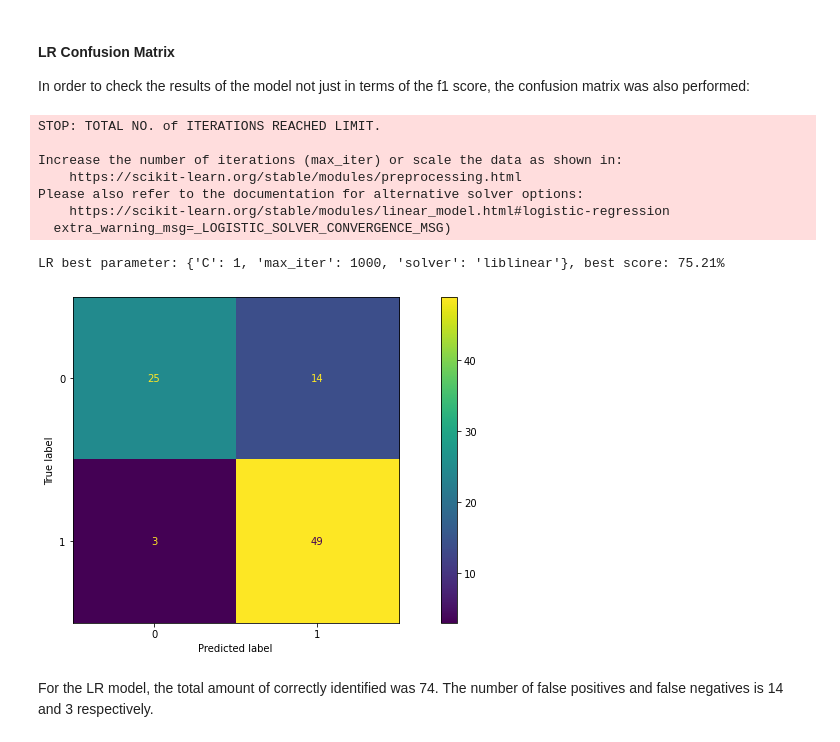
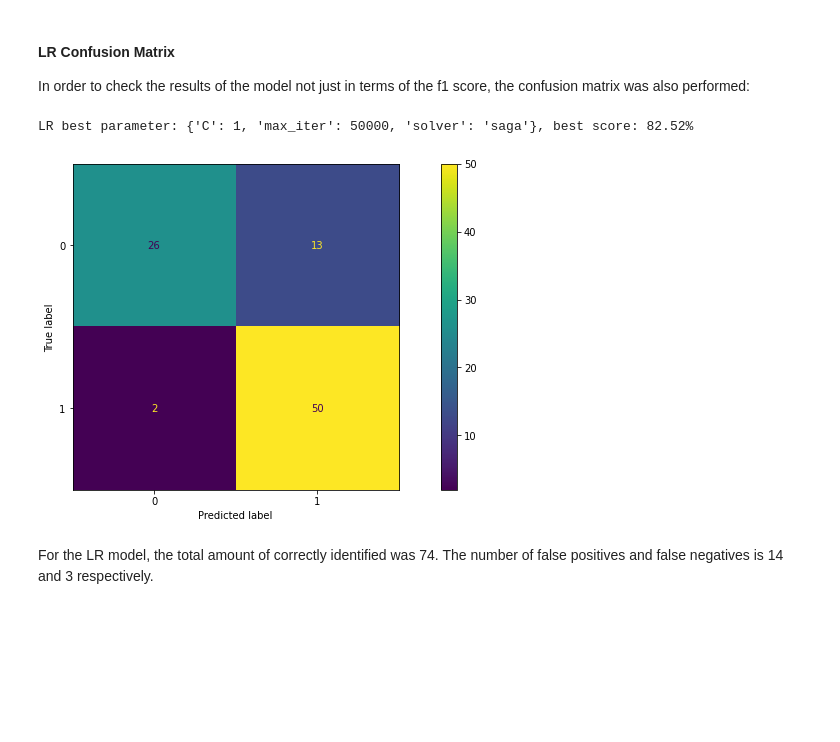
Before and after one commit to kevinmgamboa/heart_disease_prediction_app, a Jupyter notebook: model_train.ipynb, the cells around one changed output. Cells and saved outputs as stored; diff of their text form; code cells hidden in the pictures; blank space fills up the shorter version.

```diff
--- a/model_train.ipynb
+++ b/model_train.ipynb
@@ -157,6 +158,8 @@ For preparing the dataset I simply split the samples into the classic 70-30% tra
 x_in, y_out = dataset.iloc[:,:-1], dataset.iloc[:,-1]
 # separating training and validation
 x_train, x_val, y_train, y_val = train_test_split(x_in, y_out, test_size=0.30, random_state=50)
+# converting into arrays
+x_train, x_val, y_train, y_val = x_train.values, x_val.values, y_train.values, y_val.values
 print('Input dimension = ', x_train.shape, '\nNo. examples for validation = ', len(y_val))
 # %% [output]
 Input dimension =  (212, 13)
@@ -350,17 +294,10 @@ In order to check the results of the model not just in terms of the f1 score, th
 # %%
-# Estimating best hyperparameter through gridsearch, using all the data available
-KNN_best = GridSearchCV(estimator=KNN_model, param_grid=KNN_parameters, cv=inner_cv_parameters)
-KNN_best.fit(x_in, y_out)
-
-# Creating model with best parameters and training with train data
-KNN_final = KNeighborsClassifier(**KNN_best.best_params_)
-KNN_final.fit(x_train, y_train)
-
 # Finding and storing model performance & confusion matrix results
-tn, fp, fn, tp = skl.metrics.confusion_matrix(y_val, KNN_final.predict(x_val)).ravel()
-summary_model_performance['KNN'] = {'mscore': KNN_cv_outer_block.mean(), 'tcorrect': tn+tp, 'fpositives': fp, 'fnegatives': fn}
+tn, fp, fn, tp = skl.metrics.confusion_matrix(y_val, KNN_valpre).ravel()
+summary_model_performance['KNN'] = {'tr_score': KNN_best.best_score_, 'f1_score': np.round(np.mean(KNN_scores[2]), decimals=4),
+                                   'tcorrect': tn+tp, 'fpositives': fp, 'fnegatives': fn}
 
 # Getting confusion matrix on validation data
-skl.metrics.plot_confusion_matrix(KNN_final, x_val, y_val)
+skl.metrics.plot_confusion_matrix(KNN_best, x_val, y_val)
 print('KNN best parameter: %s, best score: %.2f%% '%(KNN_best.best_params_, 100*KNN_best.best_score_))
 # %% [output]
@@ -430,32 +323,26 @@ ValueError: This solver needs samples of at least 2 classes in the data, but the
 # %% [markdown]
 #### LR Confusion Matrix
 In order to check the results of the model not just in terms of the f1 score, the confusion matrix was also performed:
+# %%
+# Estimating best hyperparameter through gridsearch, using all the data available
+LR_best = GridSearchCV(estimator=LR_model, param_grid=LR_parameters, cv=inner_cv_parameters)
+LR_best.fit(x_train, y_train)
+
+# model validation predictions
+LR_valpre = LR_best.predict(x_val)
+LR_scores = score(y_val, LR_valpre)
 # %%
-# Estimating best hyperparameter through gridsearch, using all the data available
-LR_best = GridSearchCV(estimator=LR_model, param_grid=LR_parameters, cv=inner_cv_parameters)
-LR_best.fit(x_in, y_out)
-
-# Creating model with best parameters and training with train data
-LR_final = linear_model.LogisticRegression(**LR_best.best_params_)
-LR_final.fit(x_train, y_train)
-
 # Finding and storing model performance & confusion matrix results
-tn, fp, fn, tp = skl.metrics.confusion_matrix(y_val, LR_final.predict(x_val)).ravel()
-summary_model_performance['LR'] = {'mscore': LR_cv_outer_block.mean(), 'tcorrect': tn+tp, 'fpositives': fp, 'fnegatives': fn}
+tn, fp, fn, tp = skl.metrics.confusion_matrix(y_val, LR_valpre).ravel()
+summary_model_performance['LR'] = {'tr_score': LR_best.best_score_, 'f1_score': np.round(np.mean(LR_scores[2]), decimals=4),
+                                   'tcorrect': tn+tp, 'fpositives': fp, 'fnegatives': fn}
 
 # Getting confusion matrix on validation data
-skl.metrics.plot_confusion_matrix(LR_final, x_val, y_val)
+skl.metrics.plot_confusion_matrix(LR_best, x_val, y_val)
 print('LR best parameter: %s, best score: %.2f%% '%(LR_best.best_params_, 100*LR_best.best_score_))
 # %% [output]
-STOP: TOTAL NO. of ITERATIONS REACHED LIMIT.
-
-Increase the number of iterations (max_iter) or scale the data as shown in:
-    https://scikit-learn.org/stable/modules/preprocessing.html
-Please also refer to the documentation for alternative solver options:
-    https://scikit-learn.org/stable/modules/linear_model.html#logistic-regression
-  extra_warning_msg=_LOGISTIC_SOLVER_CONVERGENCE_MSG)
+LR best parameter: {'C': 1, 'max_iter': 50000, 'solver': 'saga'}, best score: 82.52%
-LR best parameter: {'C': 1, 'max_iter': 1000, 'solver': 'liblinear'}, best score: 75.21%
-[figure, old version]
+[figure, new version]
 # %% [markdown]
 For the LR model, the total amount of correctly identified was 74. The number of false positives and false negatives is 14 and 3 respectively.
 # %% [markdown]
```
Also changed, not shown: parts of 44 cells of this notebook, 1 other file.
